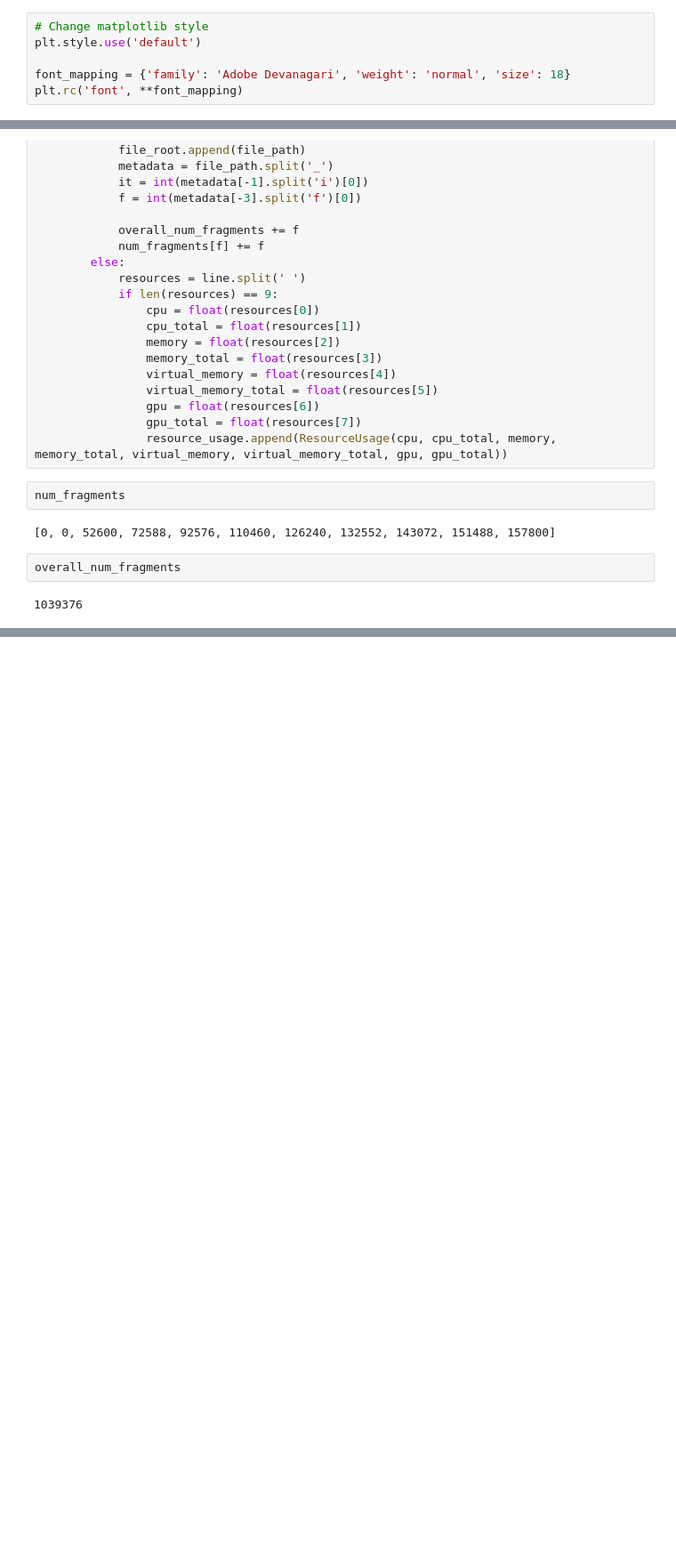
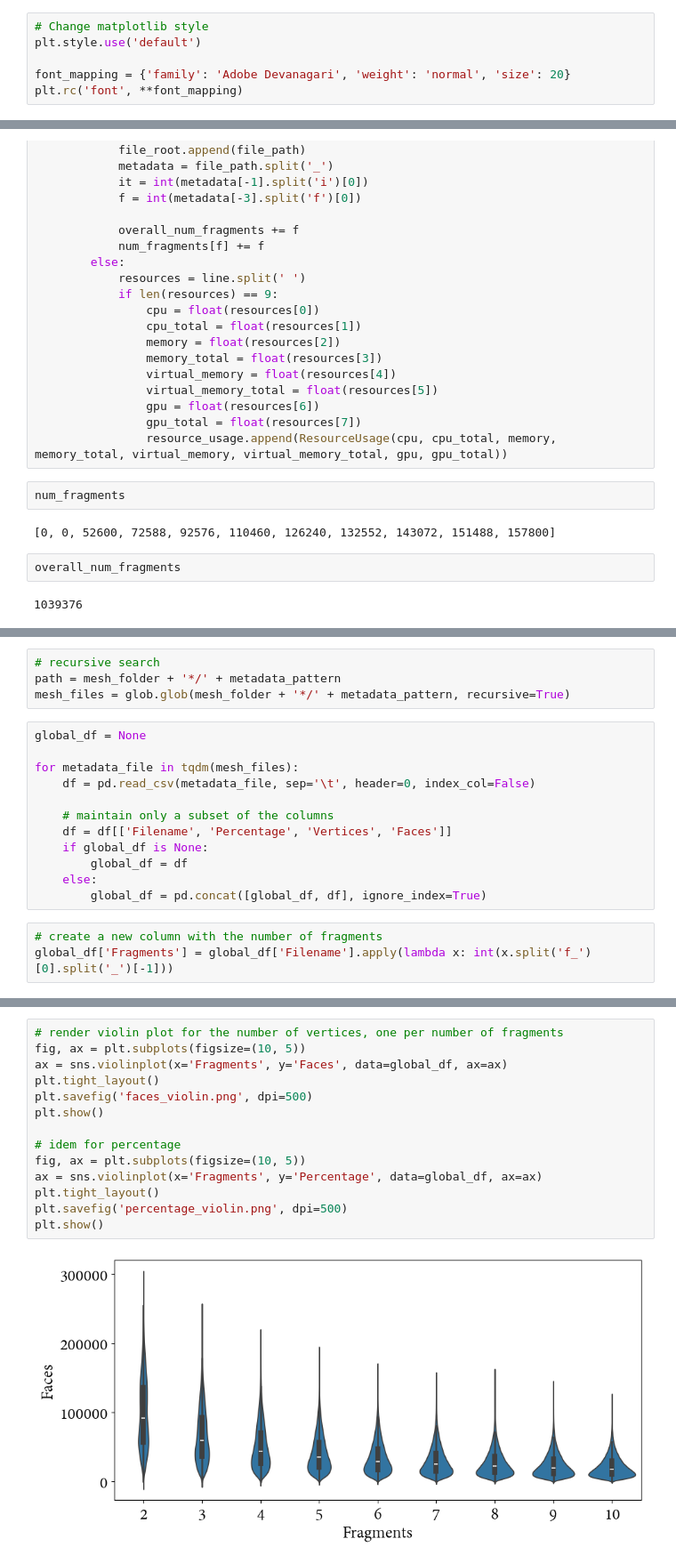
Before and after one commit to AlfonsoLRz/VoxelFragmentML, a Jupyter notebook: Python/Visualizer/dataset_result_stats.ipynb, the cells around one changed output, grey strips where cells are left out. Shown at 89% size. Cells and saved outputs as stored; diff of their text form; blank space fills up the shorter version.

```diff
--- a/Python/Visualizer/dataset_result_stats.ipynb
+++ b/Python/Visualizer/dataset_result_stats.ipynb
@@ -9,7 +11,7 @@ file = 'allopezr2024_2_18__22_56_26.txt'
 # Change matplotlib style
 plt.style.use('default')
 
-font_mapping = {'family': 'Adobe Devanagari', 'weight': 'normal', 'size': 18}
+font_mapping = {'family': 'Adobe Devanagari', 'weight': 'normal', 'size': 20}
 plt.rc('font', **font_mapping)
 # %%
 class Event:
@@ -99,0 +108,19 @@ print(overall_time / 60 / 60 / 24)
+# %%
+# recursive search
+path = mesh_folder + '*/' + metadata_pattern
+mesh_files = glob.glob(mesh_folder + '*/' + metadata_pattern, recursive=True)
+# %%
+global_df = None
+
+for metadata_file in tqdm(mesh_files):
+    df = pd.read_csv(metadata_file, sep='\t', header=0, index_col=False)
+
+    # maintain only a subset of the columns
+    df = df[['Filename', 'Percentage', 'Vertices', 'Faces']]
+    if global_df is None:
+        global_df = df
+    else:
+        global_df = pd.concat([global_df, df], ignore_index=True)
+# %%
+# create a new column with the number of fragments
+global_df['Fragments'] = global_df['Filename'].apply(lambda x: int(x.split('f_')[0].split('_')[-1]))
@@ -99,0 +149,16 @@ print(overall_time / 60 / 60 / 24)
+# %%
+# render violin plot for the number of vertices, one per number of fragments
+fig, ax = plt.subplots(figsize=(10, 5))
+ax = sns.violinplot(x='Fragments', y='Faces', data=global_df, ax=ax)
+plt.tight_layout()
+plt.savefig('faces_violin.png', dpi=500)
+plt.show()
+
+# idem for percentage
+fig, ax = plt.subplots(figsize=(10, 5))
+ax = sns.violinplot(x='Fragments', y='Percentage', data=global_df, ax=ax)
+plt.tight_layout()
+plt.savefig('percentage_violin.png', dpi=500)
+plt.show()
+# %% [output]
+[figure, added]
```
Also changed, not shown: parts of 13 cells of this notebook, 3 other files.
